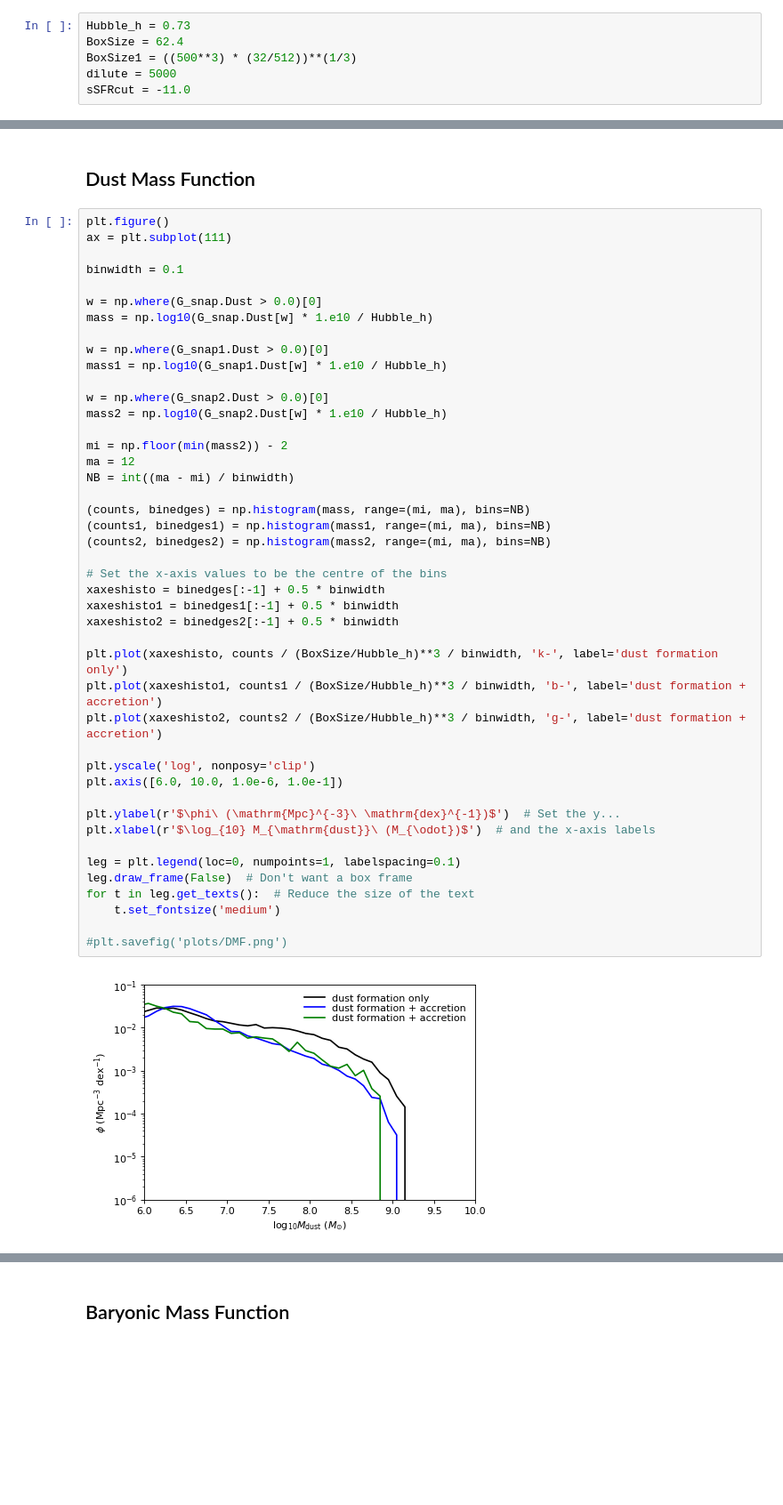
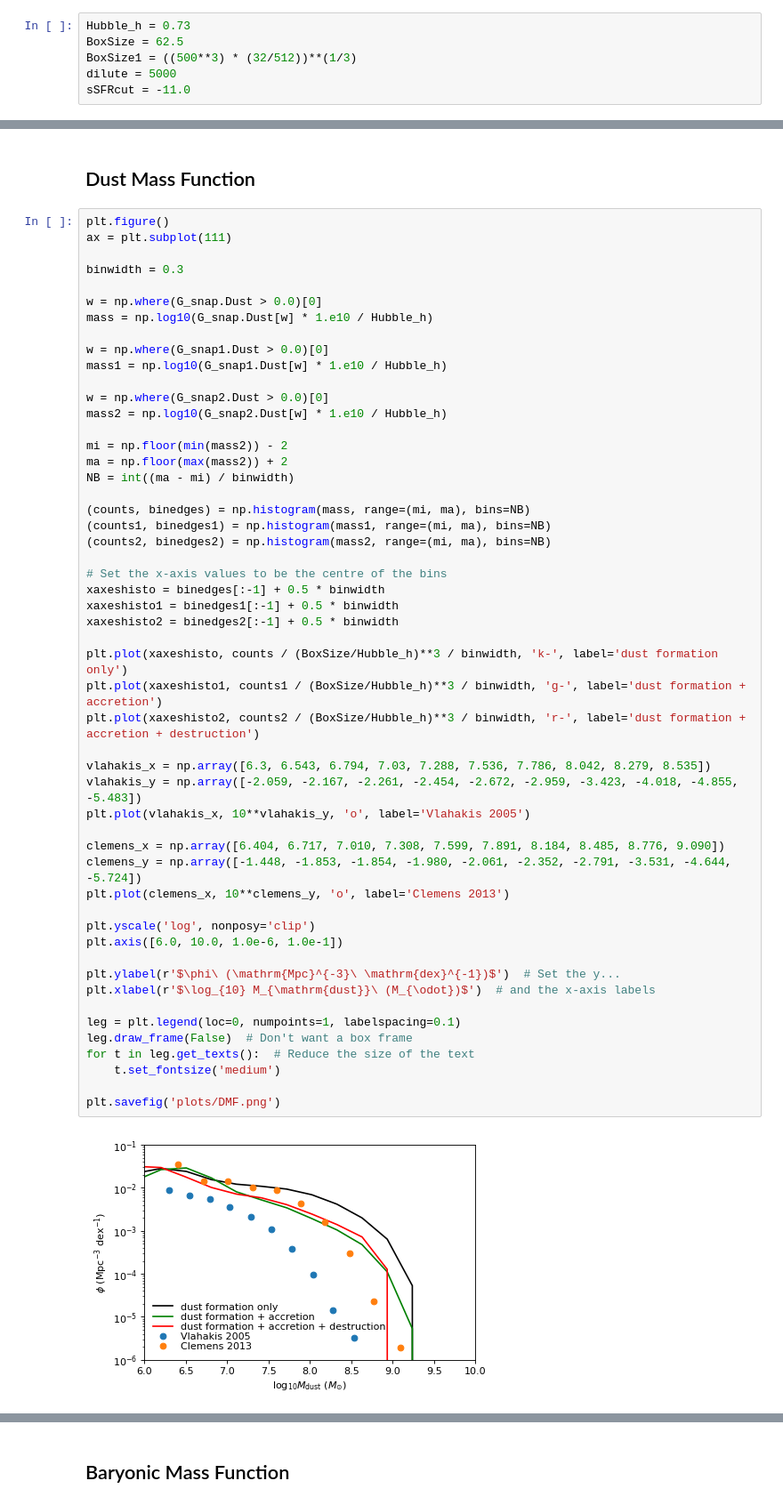
Before and after one commit to darrencroton/sage, a Jupyter notebook: analysis/allresults.ipynb, the cells around one changed output, grey strips where cells are left out. Shown at 89% size. Saved outputs shown, nothing was run; the diff lists cells and outputs as text; blank space fills up the shorter version.

```diff
--- a/analysis/allresults.ipynb
+++ b/analysis/allresults.ipynb
@@ -7,7 +9,7 @@ import numpy
 from random import sample, seed
 # %%
 Hubble_h = 0.73
-BoxSize = 62.4
+BoxSize = 62.5
 BoxSize1 = ((500**3) * (32/512))**(1/3)
 dilute = 5000
 sSFRcut = -11.0
@@ -462,7 +464,7 @@ plt.savefig('plots/DTG-mass.png')
 plt.figure()
 ax = plt.subplot(111)
 
-binwidth = 0.1
+binwidth = 0.3
 
 w = np.where(G_snap.Dust > 0.0)[0]
 mass = np.log10(G_snap.Dust[w] * 1.e10 / Hubble_h)
@@ -472,35 +474,43 @@ mass1 = np.log10(G_snap1.Dust[w] * 1.e10 / Hubble_h)
 
 w = np.where(G_snap2.Dust > 0.0)[0]
 mass2 = np.log10(G_snap2.Dust[w] * 1.e10 / Hubble_h)
 
 mi = np.floor(min(mass2)) - 2
-ma = 12
+ma = np.floor(max(mass2)) + 2
 NB = int((ma - mi) / binwidth)
 
 (counts, binedges) = np.histogram(mass, range=(mi, ma), bins=NB)
 (counts1, binedges1) = np.histogram(mass1, range=(mi, ma), bins=NB)
 (counts2, binedges2) = np.histogram(mass2, range=(mi, ma), bins=NB)
 
 # Set the x-axis values to be the centre of the bins
 xaxeshisto = binedges[:-1] + 0.5 * binwidth
 xaxeshisto1 = binedges1[:-1] + 0.5 * binwidth
 xaxeshisto2 = binedges2[:-1] + 0.5 * binwidth
 
 plt.plot(xaxeshisto, counts / (BoxSize/Hubble_h)**3 / binwidth, 'k-', label='dust formation only')
-plt.plot(xaxeshisto1, counts1 / (BoxSize/Hubble_h)**3 / binwidth, 'b-', label='dust formation + accretion')
-plt.plot(xaxeshisto2, counts2 / (BoxSize/Hubble_h)**3 / binwidth, 'g-', label='dust formation + accretion')
+plt.plot(xaxeshisto1, counts1 / (BoxSize/Hubble_h)**3 / binwidth, 'g-', label='dust formation + accretion')
+plt.plot(xaxeshisto2, counts2 / (BoxSize/Hubble_h)**3 / binwidth, 'r-', label='dust formation + accretion + destruction')
+
+vlahakis_x = np.array([6.3, 6.543, 6.794, 7.03, 7.288, 7.536, 7.786, 8.042, 8.279, 8.535])
+vlahakis_y = np.array([-2.059, -2.167, -2.261, -2.454, -2.672, -2.959, -3.423, -4.018, -4.855, -5.483])
+plt.plot(vlahakis_x, 10**vlahakis_y, 'o', label='Vlahakis 2005')
+
+clemens_x = np.array([6.404, 6.717, 7.010, 7.308, 7.599, 7.891, 8.184, 8.485, 8.776, 9.090])
+clemens_y = np.array([-1.448, -1.853, -1.854, -1.980, -2.061, -2.352, -2.791, -3.531, -4.644, -5.724])
+plt.plot(clemens_x, 10**clemens_y, 'o', label='Clemens 2013')
 
 plt.yscale('log', nonposy='clip')
 plt.axis([6.0, 10.0, 1.0e-6, 1.0e-1])
 
 plt.ylabel(r'$\phi\ (\mathrm{Mpc}^{-3}\ \mathrm{dex}^{-1})$')  # Set the y...
 plt.xlabel(r'$\log_{10} M_{\mathrm{dust}}\ (M_{\odot})$')  # and the x-axis labels
 
 leg = plt.legend(loc=0, numpoints=1, labelspacing=0.1)
 leg.draw_frame(False)  # Don't want a box frame
 for t in leg.get_texts():  # Reduce the size of the text
     t.set_fontsize('medium')
 
-#plt.savefig('plots/DMF.png')
+plt.savefig('plots/DMF.png')
 # %% [output]
-[figure, old version]
+[figure, new version]
```
Also changed, not shown: parts of 10 cells of this notebook, 2 other files.
